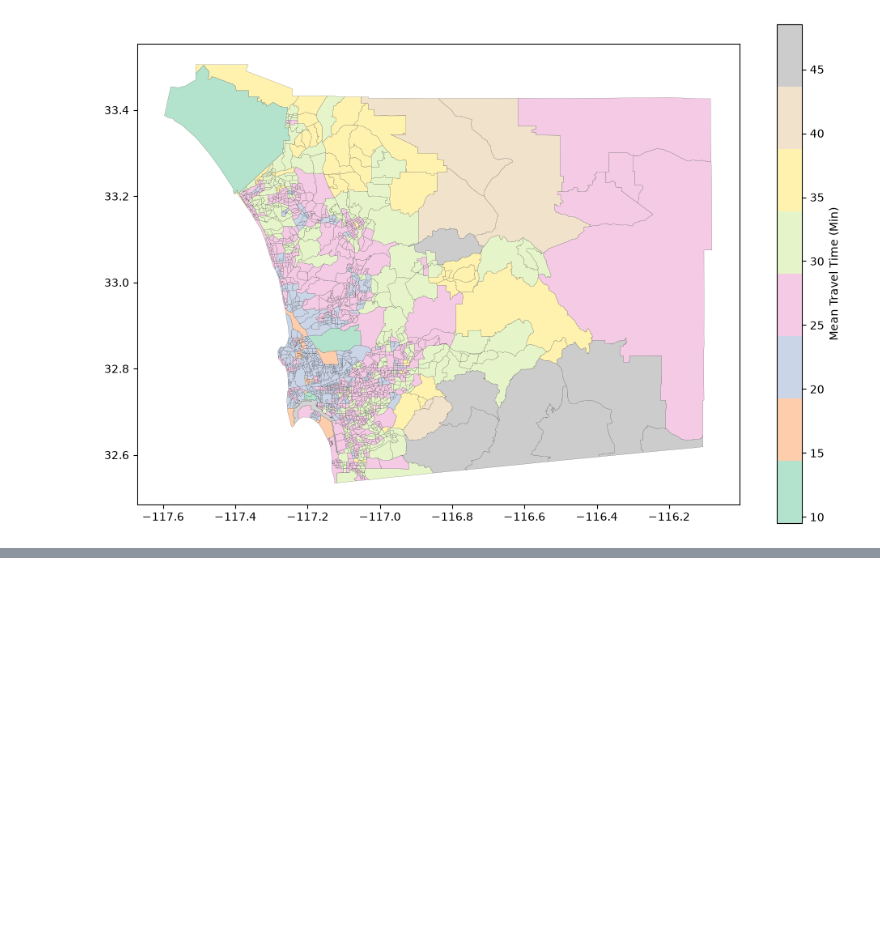
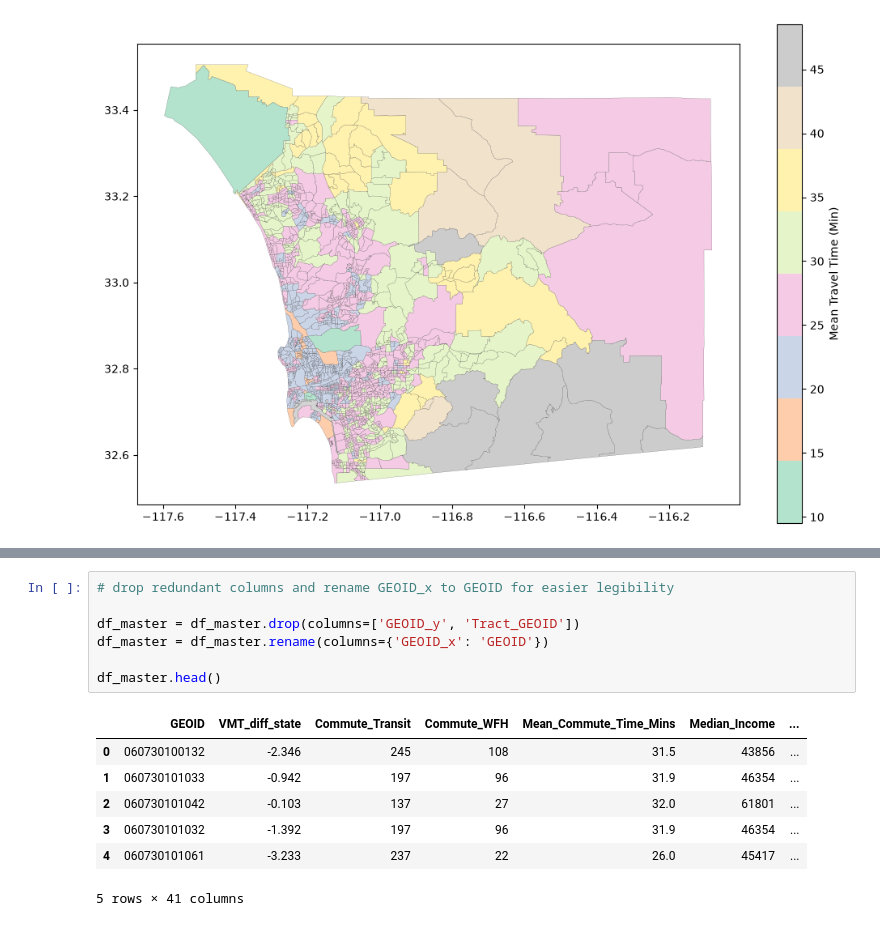
Before and after one commit to symptom-of-indigo/esm-grad-portfolio, a Jupyter notebook: sanDiego.ipynb, the cells around one changed output, grey strips where cells are left out. Drawn from its saved outputs; the diff is of its cells as text; blank space fills up the shorter version.

```diff
--- a/sanDiego.ipynb
+++ b/sanDiego.ipynb
@@ -635,0 +670,15 @@ sd_commuting.plot(
+# %%
+# drop redundant columns and rename GEOID_x to GEOID for easier legibility
+
+df_master = df_master.drop(columns=['GEOID_y', 'Tract_GEOID'])
+df_master = df_master.rename(columns={'GEOID_x': 'GEOID'})
+
+df_master.head()
+# %% [output]
+|  | GEOID | VMT_diff_state | Commute_Transit | Commute_WFH | Mean_Commute_Time_Mins | Median_Income | ... |
+| 0 | 060730100132 | -2.346 | 245 | 108 | 31.5 | 43856 | ... |
+| 1 | 060730101033 | -0.942 | 197 | 96 | 31.9 | 46354 | ... |
+| 2 | 060730101042 | -0.103 | 137 | 27 | 32.0 | 61801 | ... |
+| 3 | 060730101032 | -1.392 | 197 | 96 | 31.9 | 46354 | ... |
+| 4 | 060730101061 | -3.233 | 237 | 22 | 26.0 | 45417 | ... |
+5 rows × 41 columns
```
Also changed, not shown: parts of 4 cells of this notebook.
